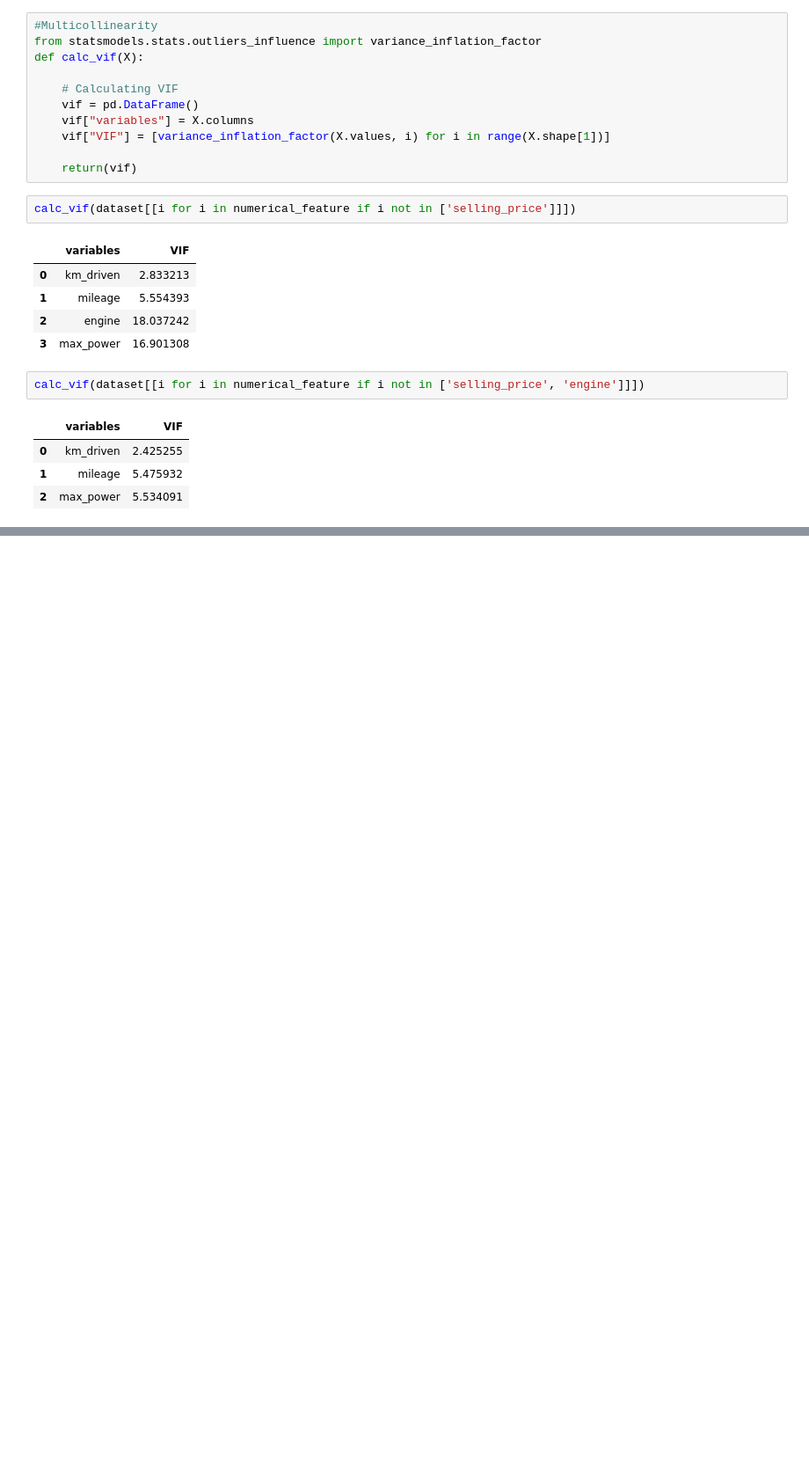
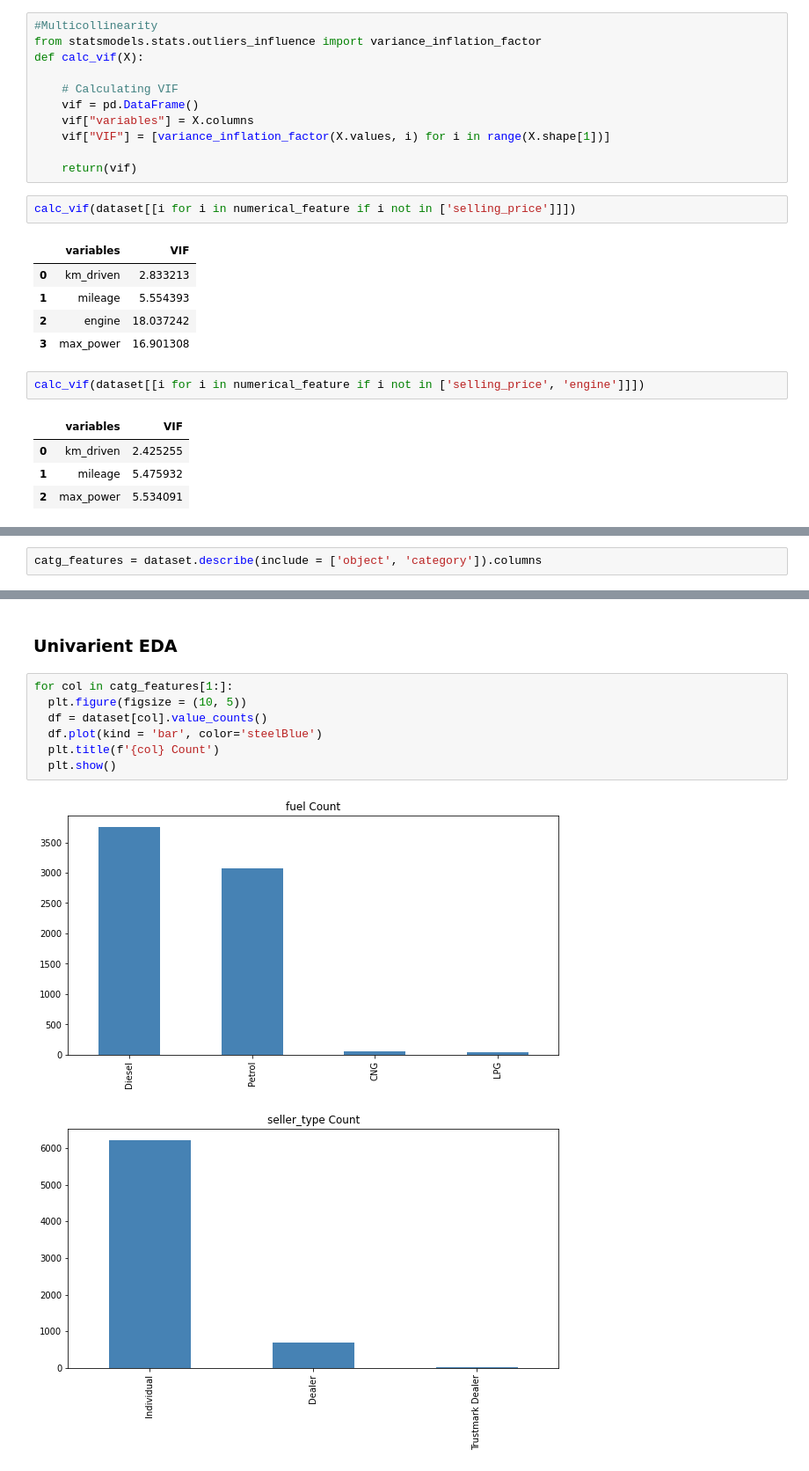
Before and after one commit to Ravinder-Kumar-M/Selling_price-Car_Dekho, a Jupyter notebook: Car_Dekho.ipynb, the cells around one changed output, grey strips where cells are left out. Shown: that part at 88% size. Drawn from its saved outputs; the diff is of its cells as text; blank space fills up the shorter version.

```diff
--- a/Car_Dekho.ipynb
+++ b/Car_Dekho.ipynb
@@ -199,0 +202,2 @@ calc_vif(dataset[[i for i in numerical_feature if i not in ['selling_price', 'en
+# %%
+catg_features = dataset.describe(include = ['object', 'category']).columns
@@ -199,0 +223,12 @@ calc_vif(dataset[[i for i in numerical_feature if i not in ['selling_price', 'en
+# %% [markdown]
+### Univarient EDA
+# %%
+for col in catg_features[1:]:
+  plt.figure(figsize = (10, 5))
+  df = dataset[col].value_counts()
+  df.plot(kind = 'bar', color='steelBlue')
+  plt.title(f'{col} Count')
+  plt.show()
+# %% [output]
+[figure, added]
+[figure, added]
```
Also changed, not shown: parts of 16 cells of this notebook.
